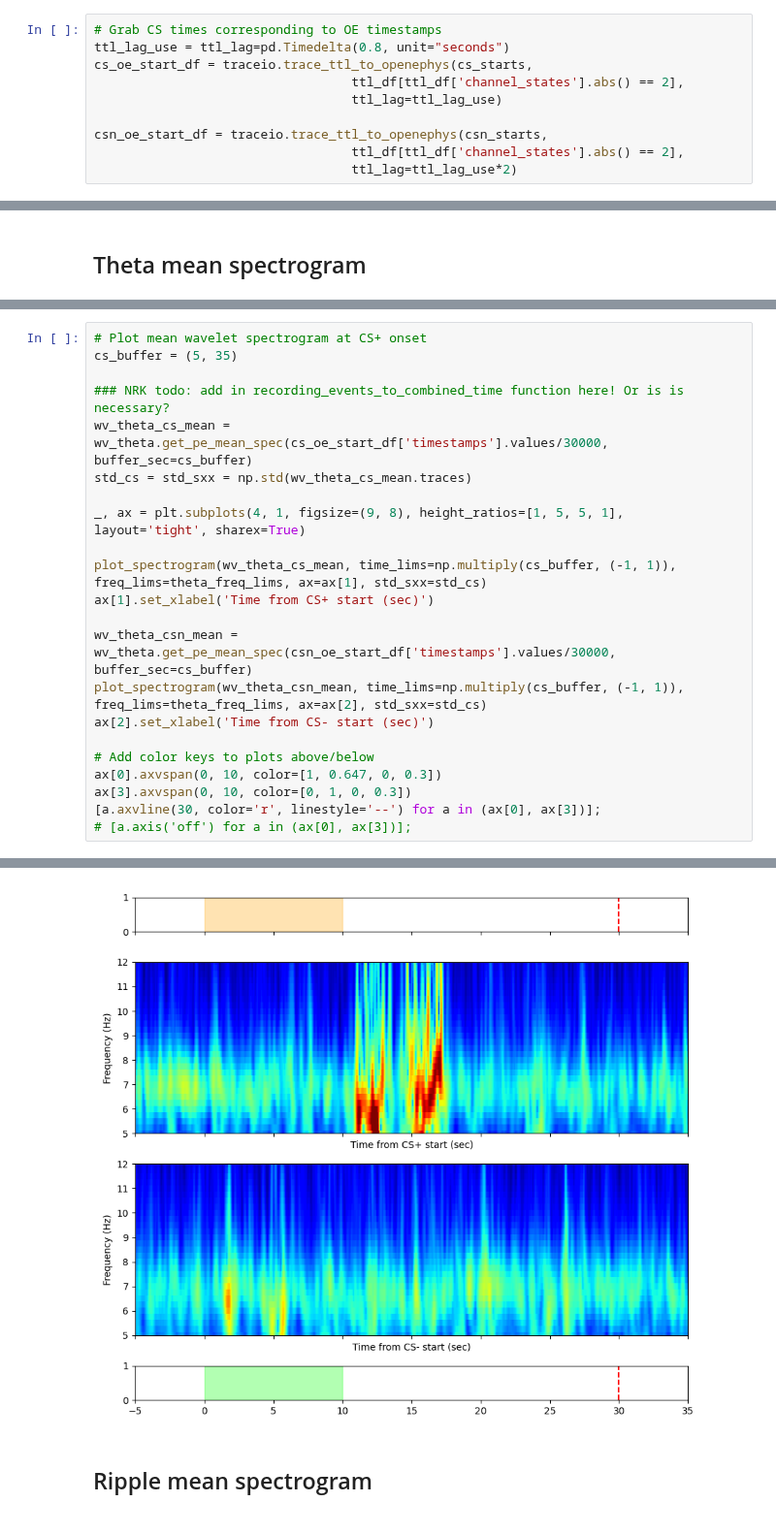
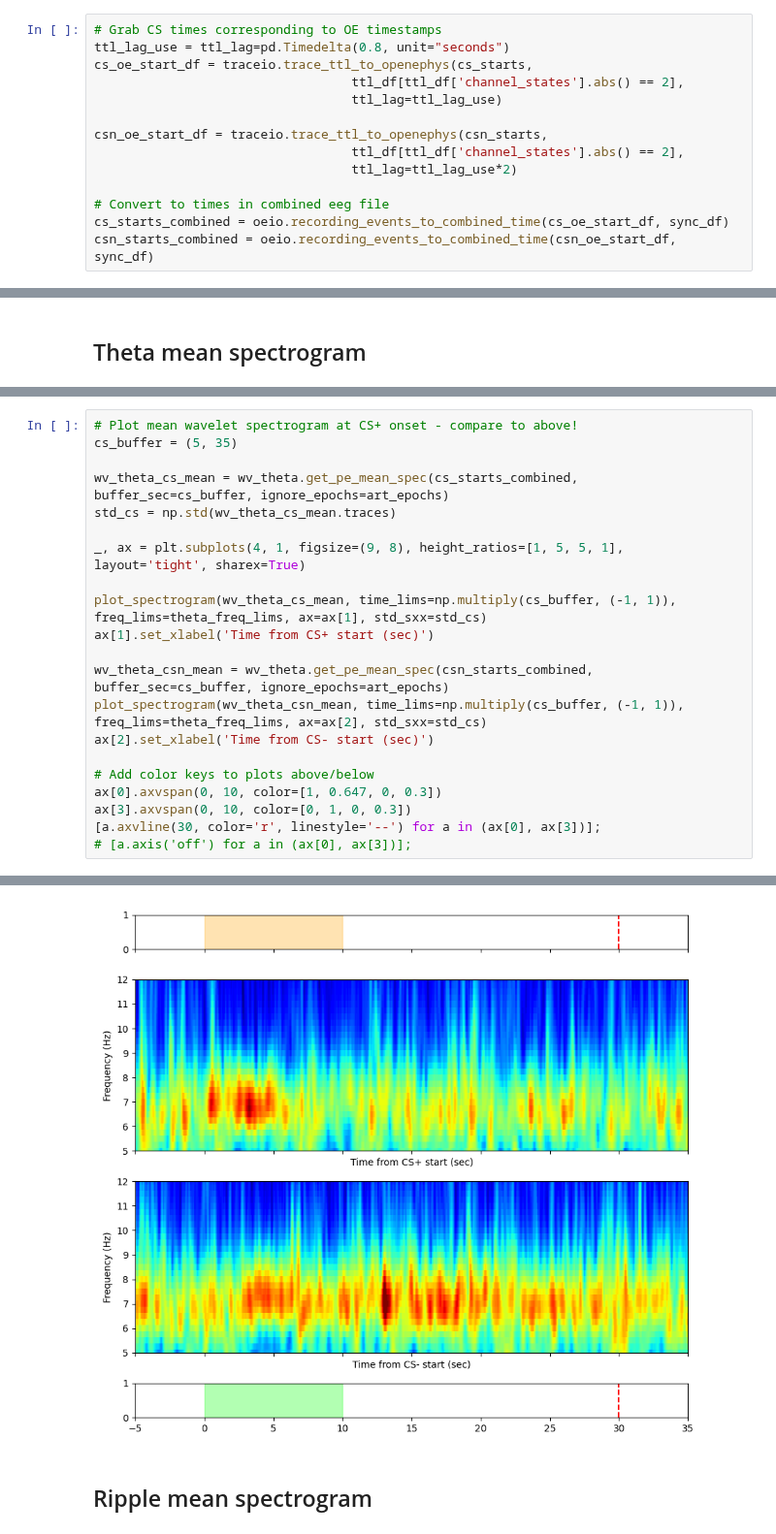
Before and after one commit to nkinsky/TraceFC, a Jupyter notebook: Notebooks/Spectral_Analysis.ipynb, the cells around one changed output, grey strips where cells are left out. Shown at 97% size. Saved outputs shown, nothing was run; the diff lists cells and outputs as text.

Commit message:
sync bugfixes

```diff
--- a/Notebooks/Spectral_Analysis.ipynb
+++ b/Notebooks/Spectral_Analysis.ipynb
@@ -319,6 +318,10 @@ cs_oe_start_df = traceio.trace_ttl_to_openephys(cs_starts,
 csn_oe_start_df = traceio.trace_ttl_to_openephys(csn_starts,
                                   ttl_df[ttl_df['channel_states'].abs() == 2],
                                   ttl_lag=ttl_lag_use*2)
+
+# Convert to times in combined eeg file
+cs_starts_combined = oeio.recording_events_to_combined_time(cs_oe_start_df, sync_df)
+csn_starts_combined = oeio.recording_events_to_combined_time(csn_oe_start_df, sync_df)
 # %% [output]
 start time lag: mean = -0.6316320616, std = 0.007416420918518176
 start time lag: mean = -0.39942909682352945, std = 0.20324386711252984
@@ -329,29 +339,28 @@ start time lag: mean = -0.39942909682352945, std = 0.20324386711252984
 # %%
-# Plot mean wavelet spectrogram at CS+ onset
+# Plot mean wavelet spectrogram at CS+ onset - compare to above!
 cs_buffer = (5, 35)
 
-### NRK todo: add in recording_events_to_combined_time function here! Or is is necessary?
-wv_theta_cs_mean = wv_theta.get_pe_mean_spec(cs_oe_start_df['timestamps'].values/30000, buffer_sec=cs_buffer)
-std_cs = std_sxx = np.std(wv_theta_cs_mean.traces)
+wv_theta_cs_mean = wv_theta.get_pe_mean_spec(cs_starts_combined, buffer_sec=cs_buffer, ignore_epochs=art_epochs)
+std_cs = np.std(wv_theta_cs_mean.traces)
 
 _, ax = plt.subplots(4, 1, figsize=(9, 8), height_ratios=[1, 5, 5, 1], layout='tight', sharex=True)
 
 plot_spectrogram(wv_theta_cs_mean, time_lims=np.multiply(cs_buffer, (-1, 1)), freq_lims=theta_freq_lims, ax=ax[1], std_sxx=std_cs)
 ax[1].set_xlabel('Time from CS+ start (sec)')
 
-wv_theta_csn_mean = wv_theta.get_pe_mean_spec(csn_oe_start_df['timestamps'].values/30000, buffer_sec=cs_buffer)
+wv_theta_csn_mean = wv_theta.get_pe_mean_spec(csn_starts_combined, buffer_sec=cs_buffer, ignore_epochs=art_epochs)
 plot_spectrogram(wv_theta_csn_mean, time_lims=np.multiply(cs_buffer, (-1, 1)), freq_lims=theta_freq_lims, ax=ax[2], std_sxx=std_cs)
 ax[2].set_xlabel('Time from CS- start (sec)')
 
 # Add color keys to plots above/below
 ax[0].axvspan(0, 10, color=[1, 0.647, 0, 0.3])
 ax[3].axvspan(0, 10, color=[0, 1, 0, 0.3])
 [a.axvline(30, color='r', linestyle='--') for a in (ax[0], ax[3])];
 # [a.axis('off') for a in (ax[0], ax[3])];
 # %% [output]
 interactive(children=(FloatSlider(value=6.0, description='Clim :', max=30.0, min=0.1), IntRangeSlider(value=(5…
 interactive(children=(FloatSlider(value=6.0, description='Clim :', max=30.0, min=0.1), IntRangeSlider(value=(5…
-[figure, old version]
+[figure, new version]
 # %% [markdown]
 ## Ripple mean spectrogram
 # %%
```
Also changed, not shown: parts of 8 cells of this notebook.
